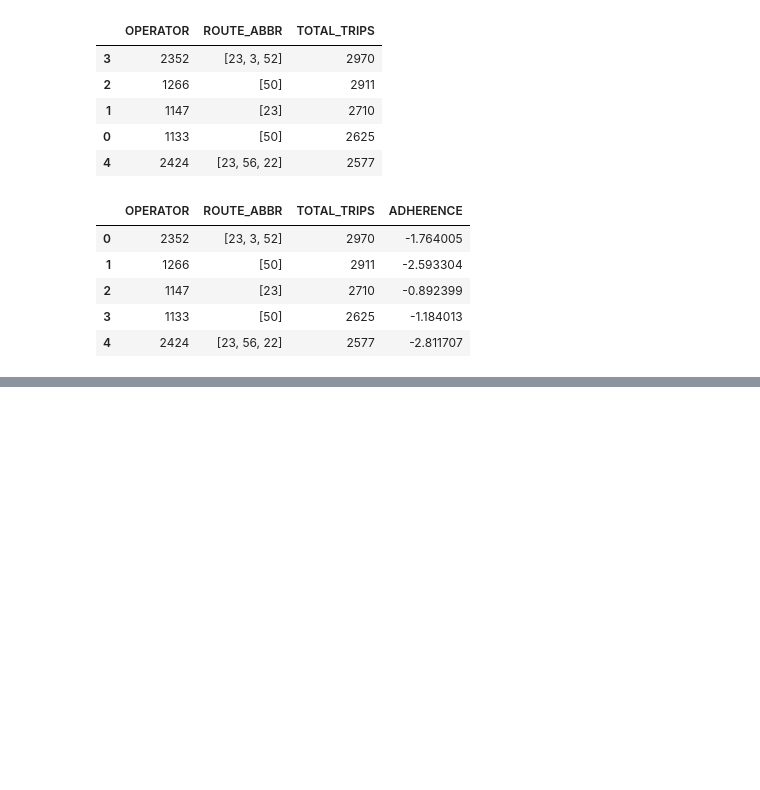
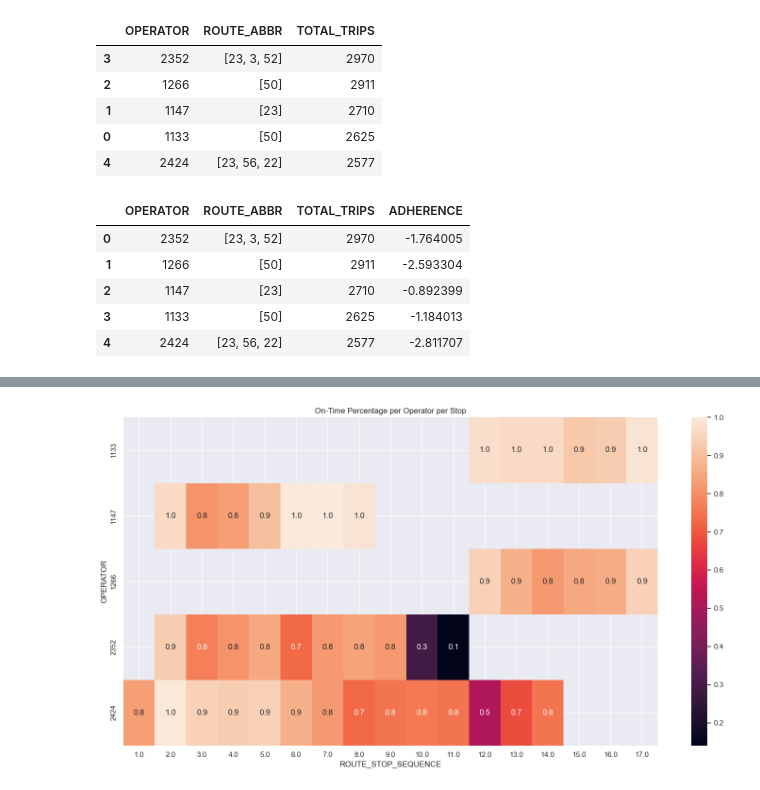
Before and after one commit to Isiybelle/wego-analysis, a Jupyter notebook: notebooks/TKhercules.ipynb, the cells around one changed output, grey strips where cells are left out. Saved outputs shown, nothing was run; the diff lists cells and outputs as text; code cells hidden in the pictures; blank space fills up the shorter version.

Commit message:
added percent change

```diff
--- a/notebooks/TKhercules.ipynb
+++ b/notebooks/TKhercules.ipynb
@@ -630,0 +663,4 @@ route_stats
+# %%
+t5_stop_adherence['TOTAL'] = (
+t5_stop_adherence['ADJUSTED_EARLY_COUNT'] + t5_stop_adherence['ADJUSTED_ONTIME_COUNT'] + t5_stop_adherence['ADJUSTED_LATE_COUNT'])
+t5_stop_adherence
@@ -630,0 +686,7 @@ route_stats
+# %%
+t5_stop_adherence['PCT_EARLY'] = t5_stop_adherence['ADJUSTED_EARLY_COUNT'] / t5_stop_adherence['TOTAL']
+t5_stop_adherence['PCT_ONTIME'] = t5_stop_adherence['ADJUSTED_ONTIME_COUNT'] / t5_stop_adherence['TOTAL']
+t5_stop_adherence['PCT_LATE'] = t5_stop_adherence['ADJUSTED_LATE_COUNT'] / t5_stop_adherence['TOTAL']
+# %%
+t5_stop_adherence[['PCT_EARLY', 'PCT_ONTIME', 'PCT_LATE']] = t5_stop_adherence[['PCT_EARLY', 'PCT_ONTIME', 'PCT_LATE']].round(2)
+t5_stop_adherence
@@ -630,0 +712,3 @@ route_stats
+# %%
+t5_stop_adherence = t5_stop_adherence.sort_values(by='PCT_ONTIME', ascending=True)
+t5_stop_adherence
@@ -630,0 +734,15 @@ route_stats
+# %%
+heat_data = t5_stop_adherence.reset_index().pivot(
+    index='OPERATOR', columns='ROUTE_STOP_SEQUENCE', values='PCT_ONTIME'
+)
+
+plt.figure(figsize=(15, 8))
+#sns.heatmap(heat_data, cmap='YlGnBu', annot=False, vmin=0, vmax=1)
+sns.heatmap(heat_data, annot=True, fmt=".1f")
+plt.title('On-Time Percentage per Operator per Stop')
+plt.xlabel('ROUTE_STOP_SEQUENCE')
+plt.ylabel('OPERATOR')
+plt.tight_layout()
+plt.show()
+# %% [output]
+[figure, added]
```
Also changed, not shown: parts of 5 cells of this notebook.
